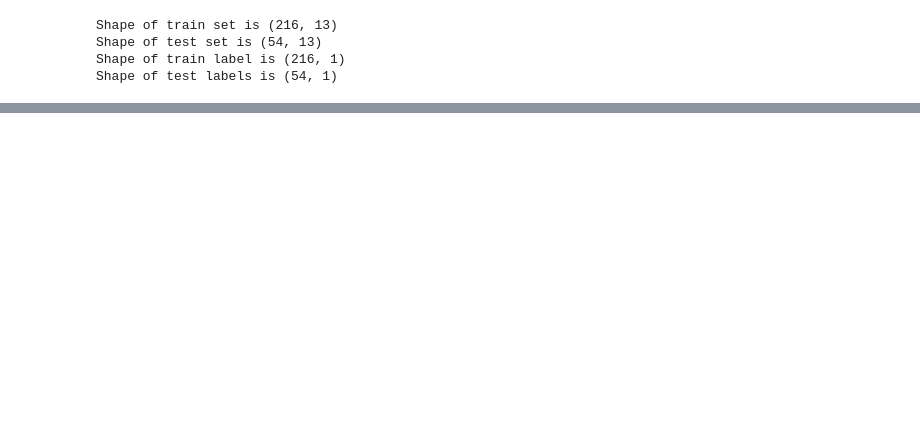
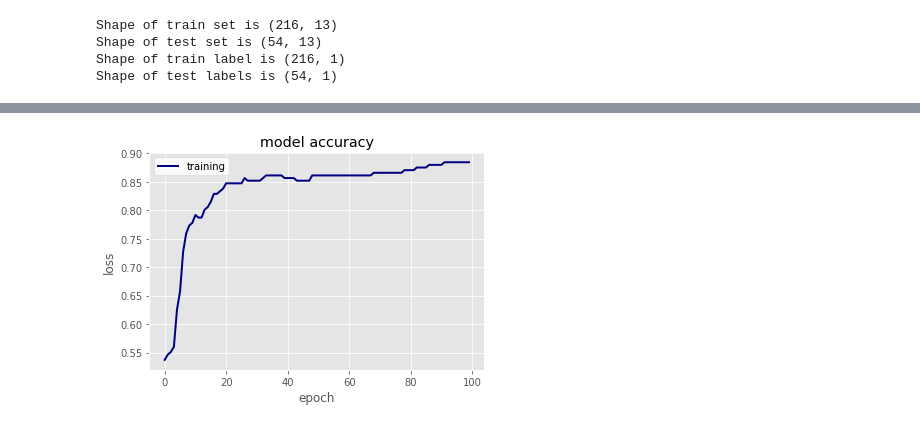
Before and after one commit to vlnraf/WaveGrad, a Jupyter notebook: neuralnet/test_NeuralNetwork.ipynb, the cells around one changed output, grey strips where cells are left out. Drawn from its saved outputs; the diff is of its cells as text; code cells hidden in the pictures; blank space fills up the shorter version.

```diff
--- a/neuralnet/test_NeuralNetwork.ipynb
+++ b/neuralnet/test_NeuralNetwork.ipynb
@@ -162,0 +188,12 @@ np.sum(res == ytrain) / len(ytrain)
+# %%
+plt.style.use('ggplot')
+
+fig, loss = plt.subplots()
+loss.plot(net.val_accuracy_history, color='navy', lw=2)
+loss.set_title('model accuracy')
+loss.set_xlabel('epoch')
+loss.set_ylabel('loss')
+loss.legend(['training', 'validation']).get_frame().set_facecolor('white')
+plt.show()
+# %% [output]
+[figure, added]
```
Also changed, not shown: parts of 4 cells of this notebook.
